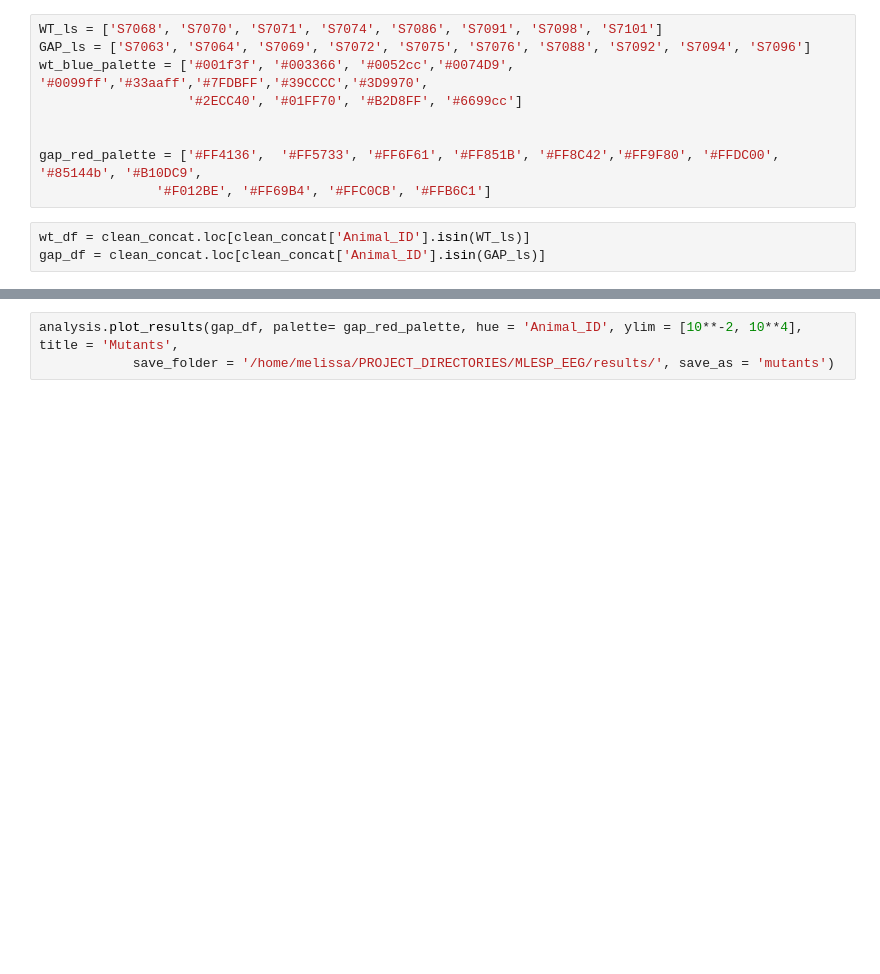
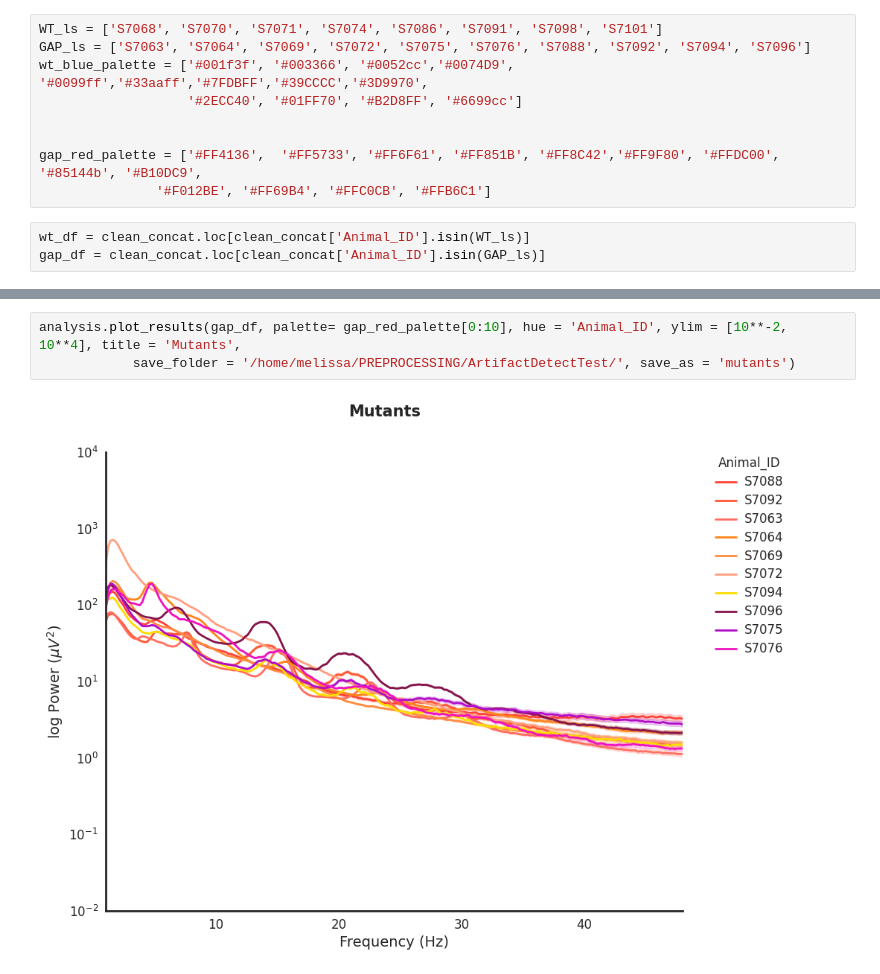
Before and after one commit to melissafasol/ArtEEG, a Jupyter notebook: demo_notebooks/analyse.ipynb, the cells around one changed output, grey strips where cells are left out. Cells and saved outputs as stored; diff of their text form; blank space fills up the shorter version.

```diff
--- a/demo_notebooks/analyse.ipynb
+++ b/demo_notebooks/analyse.ipynb
@@ -91,3 +134,5 @@ analysis.plot_results(wt_df, palette= wt_blue_palette, hue = 'Animal_ID', ylim =
 # %%
-analysis.plot_results(gap_df, palette= gap_red_palette, hue = 'Animal_ID', ylim = [10**-2, 10**4], title = 'Mutants',
-            save_folder = '/home/melissa/PROJECT_DIRECTORIES/MLESP_EEG/results/', save_as = 'mutants')
+analysis.plot_results(gap_df, palette= gap_red_palette[0:10], hue = 'Animal_ID', ylim = [10**-2, 10**4], title = 'Mutants',
+            save_folder = '/home/melissa/PREPROCESSING/ArtifactDetectTest/', save_as = 'mutants')
+# %% [output]
+[figure, added]
```
Also changed, not shown: parts of 13 cells of this notebook, 4 other files.
